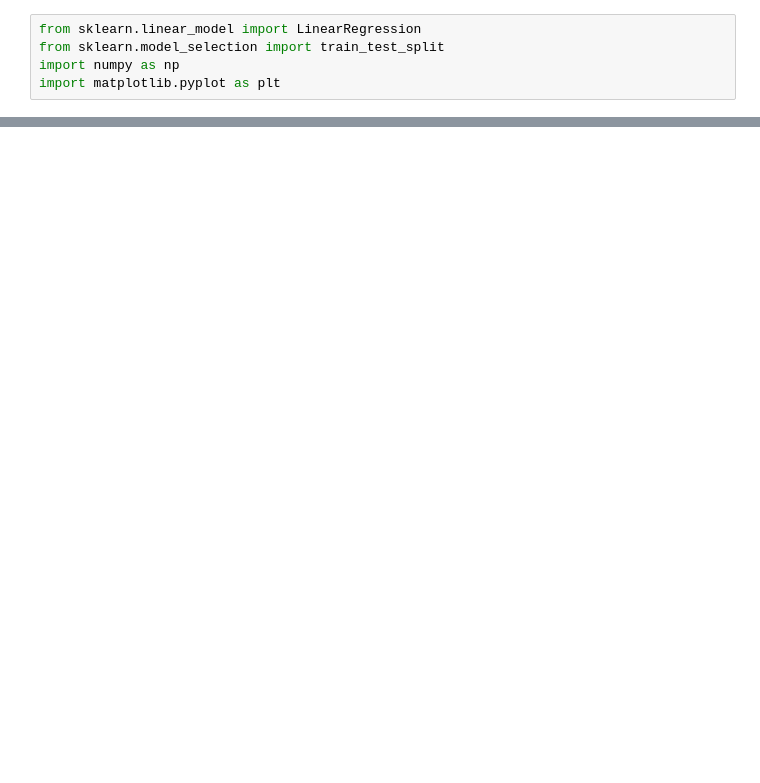
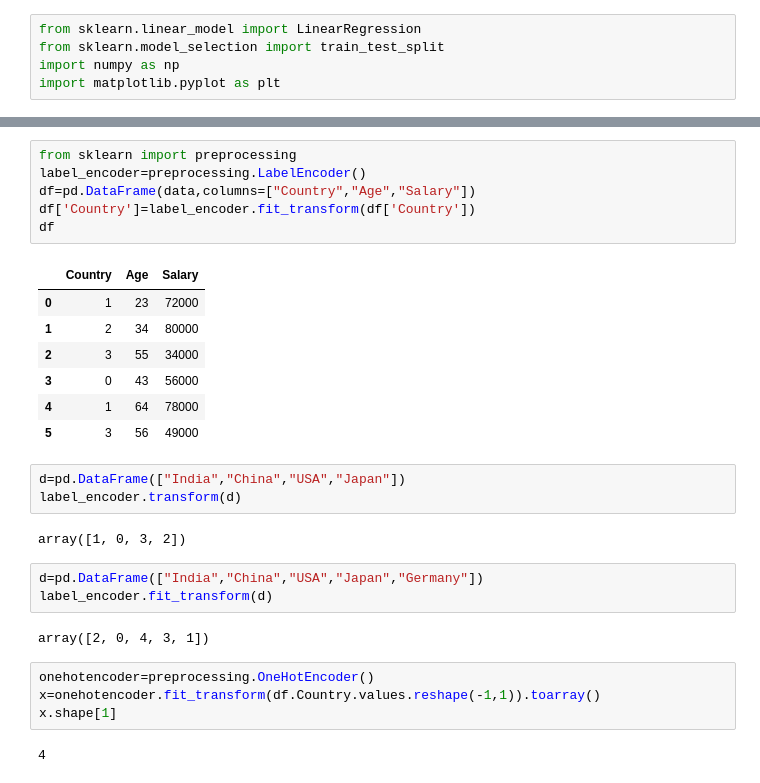
Before and after one commit to satyanistha05/DSW2, a Jupyter notebook: MACHINE_LEARNING_SCIKIT.ipynb, the cells around one changed output, grey strips where cells are left out. Drawn from its saved outputs; the diff is of its cells as text; blank space fills up the shorter version.

```diff
--- a/MACHINE_LEARNING_SCIKIT.ipynb
+++ b/MACHINE_LEARNING_SCIKIT.ipynb
@@ -36,0 +57,30 @@ plt.scatter(X_testL,y_testL)
+# %%
+from sklearn import preprocessing
+label_encoder=preprocessing.LabelEncoder()
+df=pd.DataFrame(data,columns=["Country","Age","Salary"])
+df['Country']=label_encoder.fit_transform(df['Country'])
+df
+# %% [output]
+|  | Country | Age | Salary |
+| 0 | 1 | 23 | 72000 |
+| 1 | 2 | 34 | 80000 |
+| 2 | 3 | 55 | 34000 |
+| 3 | 0 | 43 | 56000 |
+| 4 | 1 | 64 | 78000 |
+| 5 | 3 | 56 | 49000 |
+# %%
+d=pd.DataFrame(["India","China","USA","Japan"])
+label_encoder.transform(d)
+# %% [output]
+array([1, 0, 3, 2])
+# %%
+d=pd.DataFrame(["India","China","USA","Japan","Germany"])
+label_encoder.fit_transform(d)
+# %% [output]
+array([2, 0, 4, 3, 1])
+# %%
+onehotencoder=preprocessing.OneHotEncoder()
+x=onehotencoder.fit_transform(df.Country.values.reshape(-1,1)).toarray()
+x.shape[1]
+# %% [output]
+4
```
Also changed, not shown: parts of 50 cells of this notebook, 7 other files.
